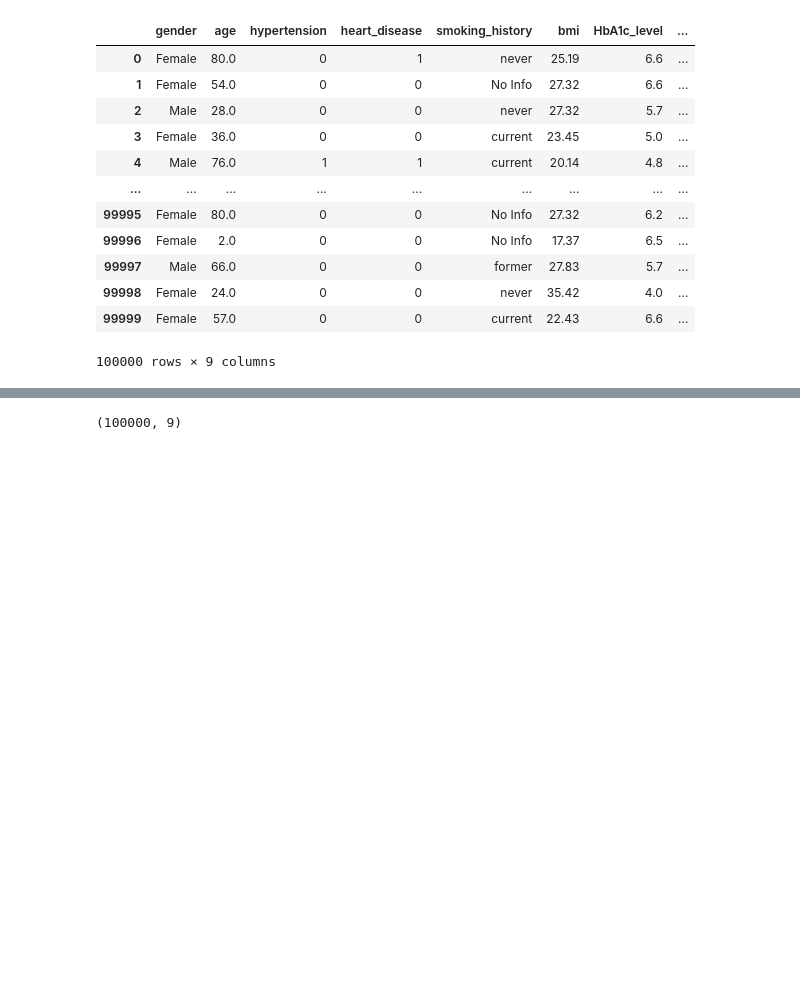
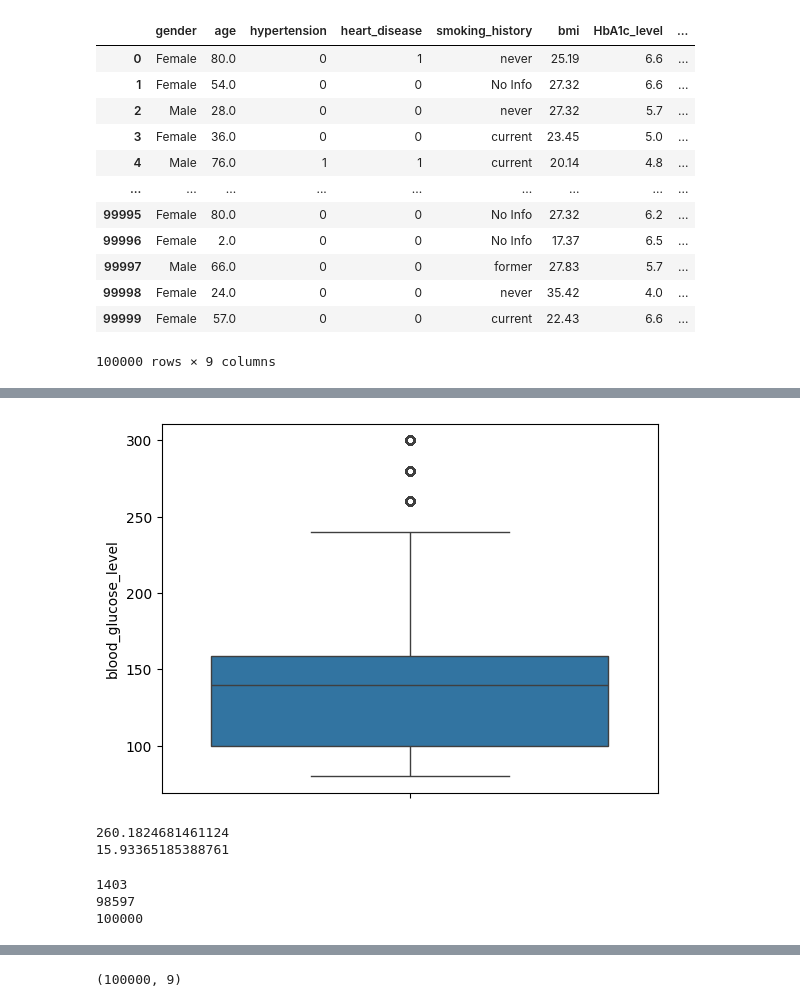
Before and after one commit to dineshdb02/Machine-learning-practise, a Jupyter notebook: Diabetes.ipynb, the cells around one changed output, grey strips where cells are left out. Saved outputs shown, nothing was run; the diff lists cells and outputs as text; code cells hidden in the pictures; blank space fills up the shorter version.

```diff
--- a/Diabetes.ipynb
+++ b/Diabetes.ipynb
@@ -46,0 +96,2 @@ df
+# %%
+di=df.select_dtypes(include=["int64","float64"])
@@ -46,0 +103,5 @@ df
+# %%
+sns.boxplot(di["blood_glucose_level"])
+plt.show()
+# %% [output]
+[figure, added]
@@ -46,0 +110,18 @@ df
+# %%
+upper_limit=df["blood_glucose_level"].mean()+3*df["blood_glucose_level"].std()
+lower_limit=df["blood_glucose_level"].mean()-3*df["blood_glucose_level"].std()
+print(upper_limit)
+print(lower_limit)
+# %% [output]
+260.1824681461124
+15.93365185388761
+# %%
+#removing outliers
+din=df.loc[(df["blood_glucose_level"]<upper_limit)&(df["blood_glucose_level"]> lower_limit)]
+print(len(df)-len(din))
+print(len(din))
+print(len(df))
+# %% [output]
+1403
+98597
+100000
```
Also changed, not shown: parts of 39 cells of this notebook.
